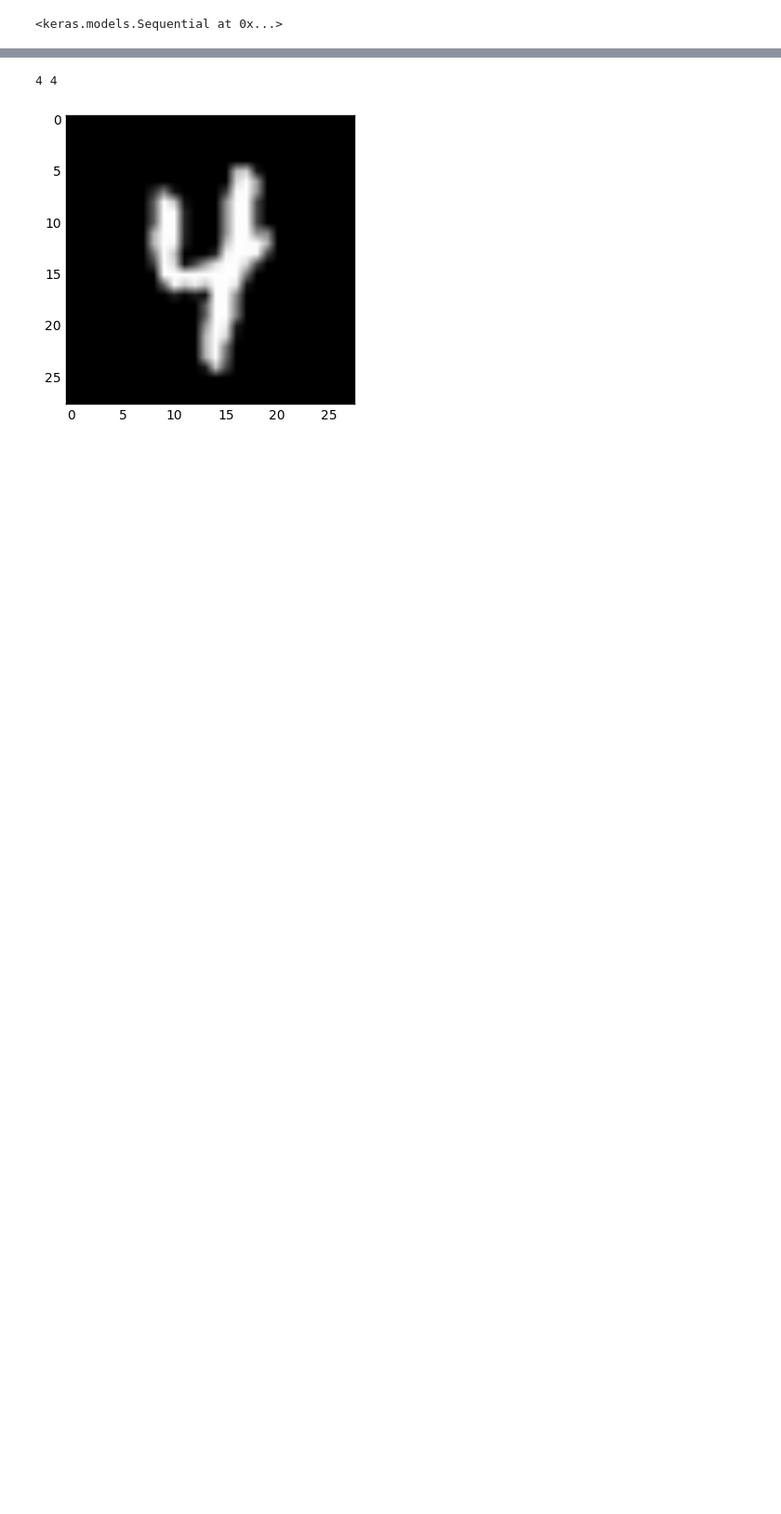
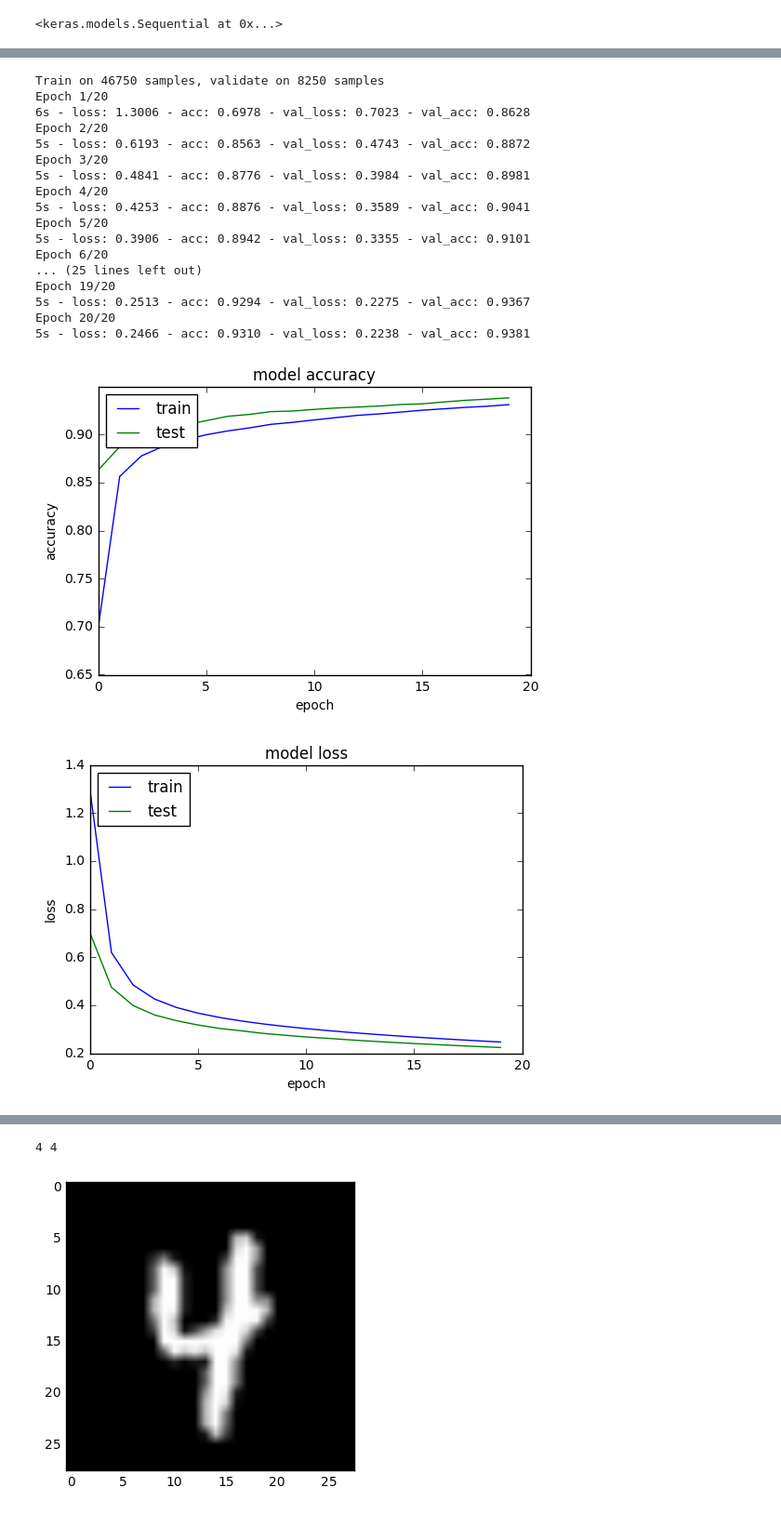
Before and after one commit to etoestja/inf, a Jupyter notebook: mipt/s8/ML/1/run.ipynb, the cells around one changed output, grey strips where cells are left out. Shown at 93% size. Cells and saved outputs as stored; diff of their text form; code cells hidden in the pictures; blank space fills up the shorter version.

Commit message:
Update keras model

```diff
--- a/mipt/s8/ML/1/run.ipynb
+++ b/mipt/s8/ML/1/run.ipynb
@@ -384,8 +385,15 @@ from keras.layers import Dense, Activation
 N_OUT = y_tar.shape[1]
 N_IN = x_images.shape[1]
 
-model = Sequential()
-model.add(Dense(N_HID, input_shape=(N_IN,)))
-model.add(Activation('relu'))
-model.add(Dense(N_OUT))
-model.add(Activation('softmax'))
+def build_keras_network(init = 'glorot_uniform'):
+    model = Sequential()
+    model.add(Dense(N_HID, input_shape=(N_IN,), init = init))
+    model.add(Activation('relu'))
+    model.add(Dense(N_OUT))
+    model.add(Activation('softmax'))
+
+    #from keras.optimizers import TFOptimizer
+    #keras_opt = TFOptimizer(tf.train.GradientDescentOptimizer(1.))
+    model.compile(loss='categorical_crossentropy', optimizer = 'sgd', metrics=['accuracy'])
+
+    return(model)
@@ -396,6 +402,6 @@ model.compile(loss='categorical_crossentropy', optimizer = keras_opt, metrics=['
+# %%
+model = build_keras_network(init = 'glorot_uniform')
 # %%
 model
 # %% [output]
 <keras.models.Sequential at 0x...>
-# %%
-model.fit(x_images, y_tar, nb_epoch=20, batch_size=128, verbose=2)
@@ -420,0 +408,44 @@ Epoch 20/20
+# %%
+def fit_with_loss(model, nb_epoch = 20, validation_split = 0.15, batch_size = 128):
+    history = model.fit(x_images, y_tar, validation_split = validation_split,
+                        nb_epoch = nb_epoch, batch_size = batch_size, verbose=2)
+    # summarize history for accuracy
+    plt.plot(history.history['acc'])
+    plt.plot(history.history['val_acc'])
+    plt.title('model accuracy')
+    plt.ylabel('accuracy')
+    plt.xlabel('epoch')
+    plt.legend(['train', 'test'], loc='upper left')
+    plt.show()
+    # summarize history for loss
+    plt.plot(history.history['loss'])
+    plt.plot(history.history['val_loss'])
+    plt.title('model loss')
+    plt.ylabel('loss')
+    plt.xlabel('epoch')
+    plt.legend(['train', 'test'], loc='upper left')
+    plt.show()
+    res = (history.history['acc'][-1], history.history['val_acc'][-1], history.history['loss'][-1], history.history['val_loss'][-1])
+    print "Final epoch: accuracy %f (train) / %f (val). Loss: %f (train) / %f (val)" % res
+# %%
+fit_with_loss(model, nb_epoch = N_EPOCHS)
+# %% [output]
+Train on 46750 samples, validate on 8250 samples
+Epoch 1/20
+6s - loss: 1.3006 - acc: 0.6978 - val_loss: 0.7023 - val_acc: 0.8628
+Epoch 2/20
+5s - loss: 0.6193 - acc: 0.8563 - val_loss: 0.4743 - val_acc: 0.8872
+Epoch 3/20
+5s - loss: 0.4841 - acc: 0.8776 - val_loss: 0.3984 - val_acc: 0.8981
+Epoch 4/20
+5s - loss: 0.4253 - acc: 0.8876 - val_loss: 0.3589 - val_acc: 0.9041
+Epoch 5/20
+5s - loss: 0.3906 - acc: 0.8942 - val_loss: 0.3355 - val_acc: 0.9101
+Epoch 6/20
+... (25 lines left out)
+Epoch 19/20
+5s - loss: 0.2513 - acc: 0.9294 - val_loss: 0.2275 - val_acc: 0.9367
+Epoch 20/20
+5s - loss: 0.2466 - acc: 0.9310 - val_loss: 0.2238 - val_acc: 0.9381
+[figure, added]
+[figure, added]
```
Also changed, not shown: parts of 13 cells of this notebook, 1 other file.
